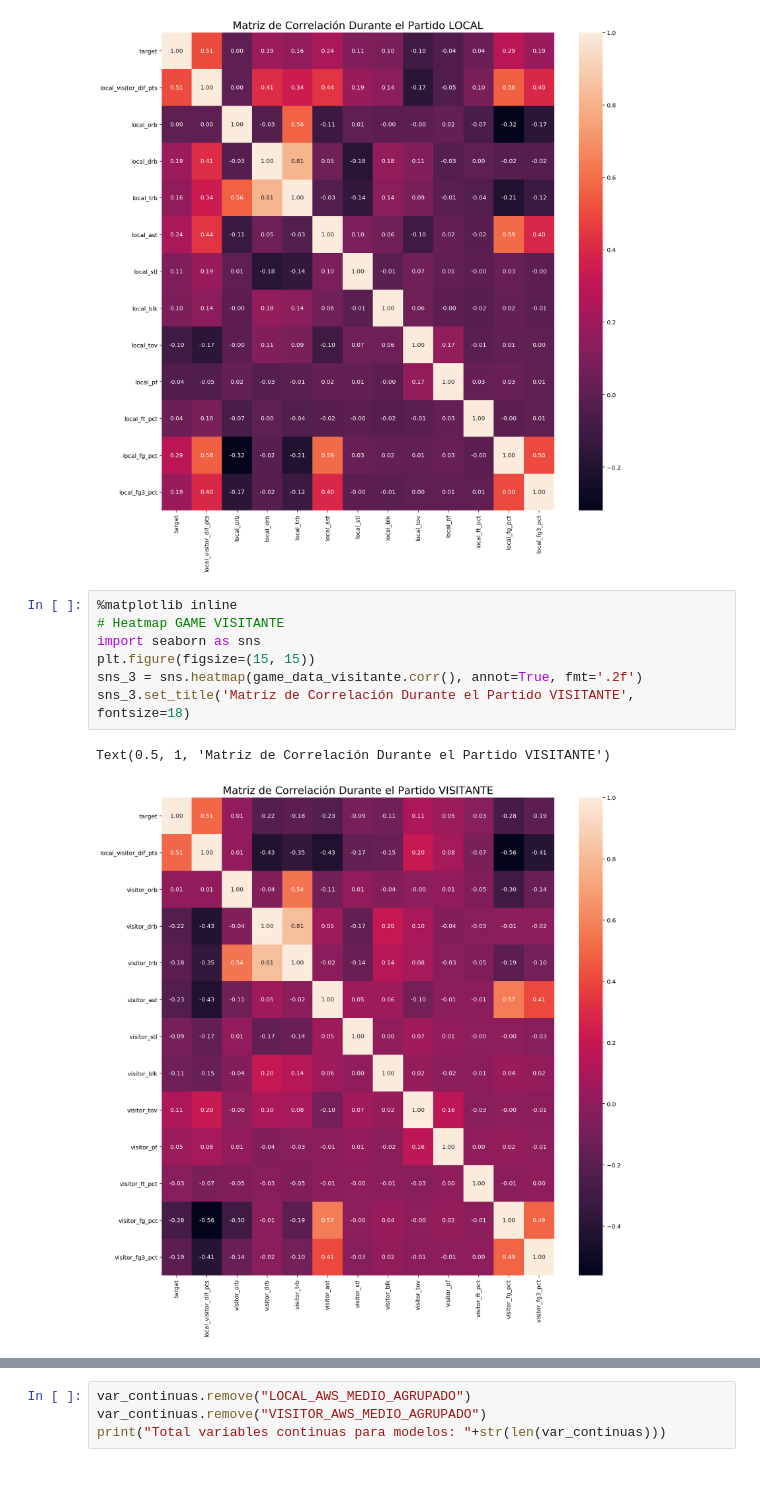
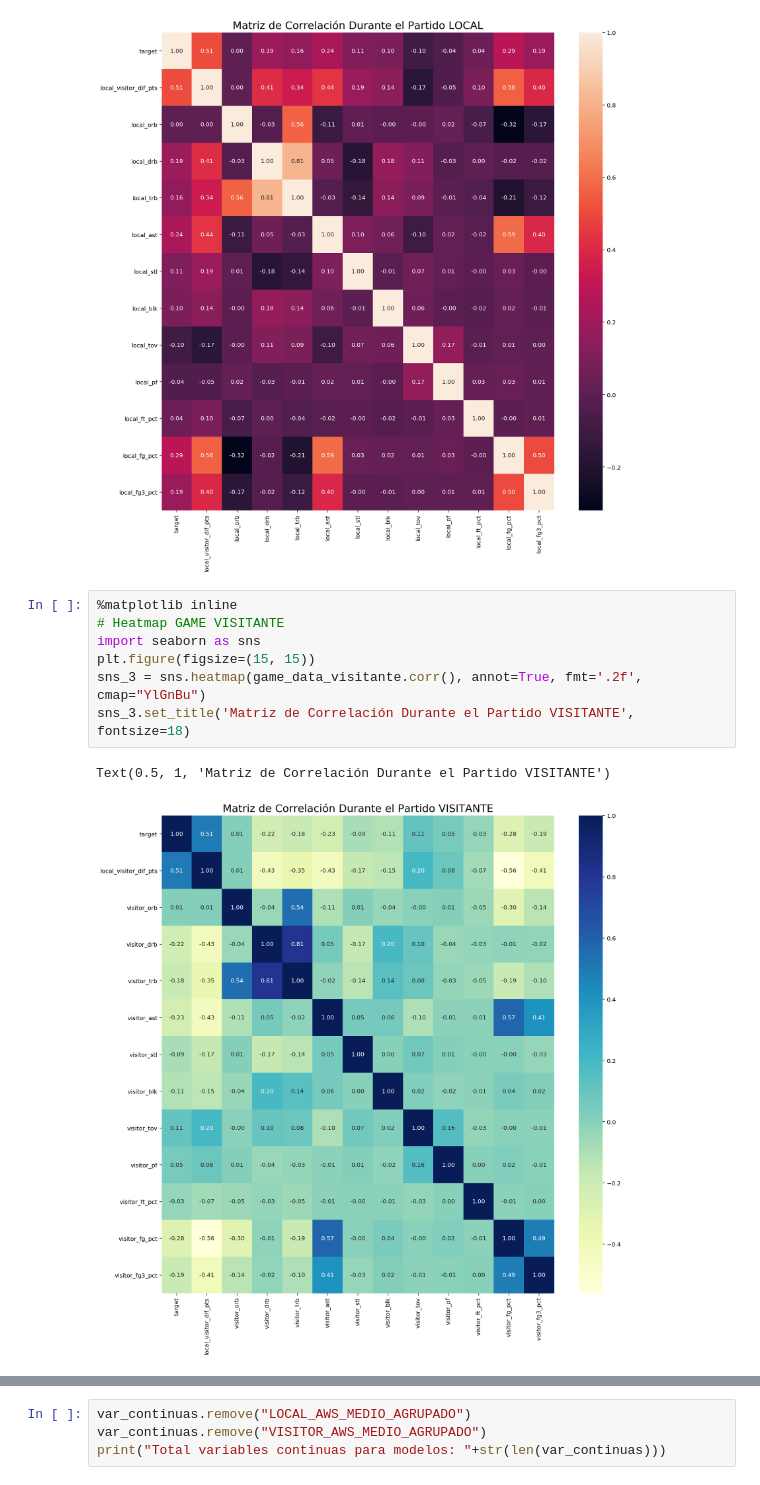
Before and after one commit to bryanDSousa/NBA-game-prediction, a Jupyter notebook: Modelo partidos/partidos_notebook_MODELO_FINAL.ipynb, the cells around one changed output, grey strips where cells are left out. Drawn from its saved outputs; the diff is of its cells as text.

```diff
--- a/Modelo partidos/partidos_notebook_MODELO_FINAL.ipynb
+++ b/Modelo partidos/partidos_notebook_MODELO_FINAL.ipynb
@@ -391,13 +299,13 @@ Text(0.5, 1, 'Matriz de Correlación Durante el Partido LOCAL')
 # %%
 %matplotlib inline
 # Heatmap GAME VISITANTE
 import seaborn as sns
 plt.figure(figsize=(15, 15))
-sns_3 = sns.heatmap(game_data_visitante.corr(), annot=True, fmt='.2f')
+sns_3 = sns.heatmap(game_data_visitante.corr(), annot=True, fmt='.2f', cmap="YlGnBu")
 sns_3.set_title('Matriz de Correlación Durante el Partido VISITANTE', fontsize=18)
 # %% [output]
 Text(0.5, 1, 'Matriz de Correlación Durante el Partido VISITANTE')
-[figure, old version]
+[figure, new version]
 # %% [markdown]
 ## Analisis de Matriz de Correlación
 
```
Also changed, not shown: parts of 60 cells of this notebook, 4 other files.
